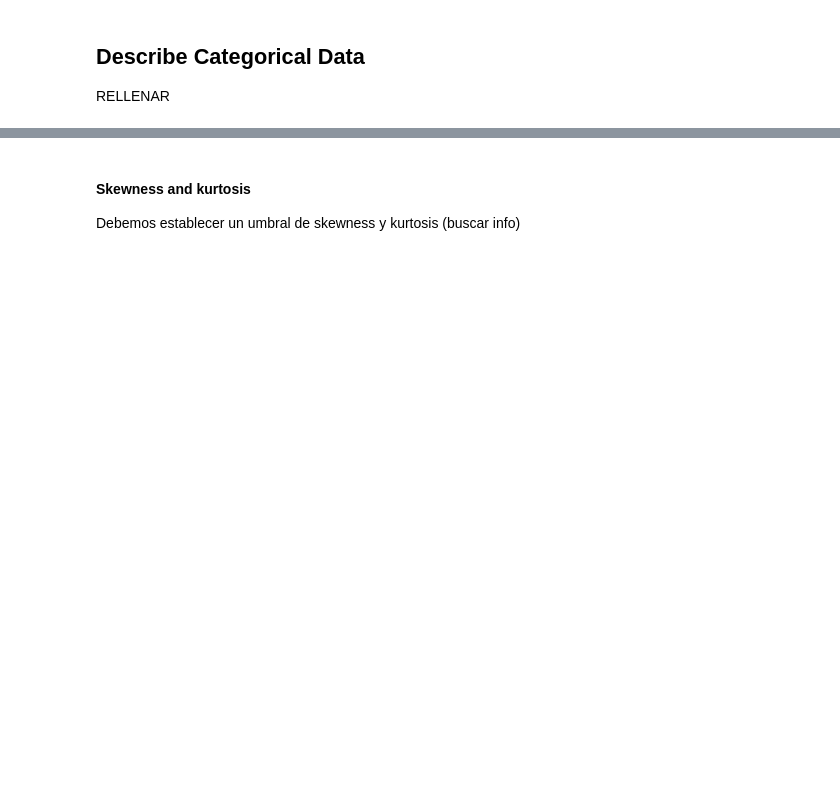
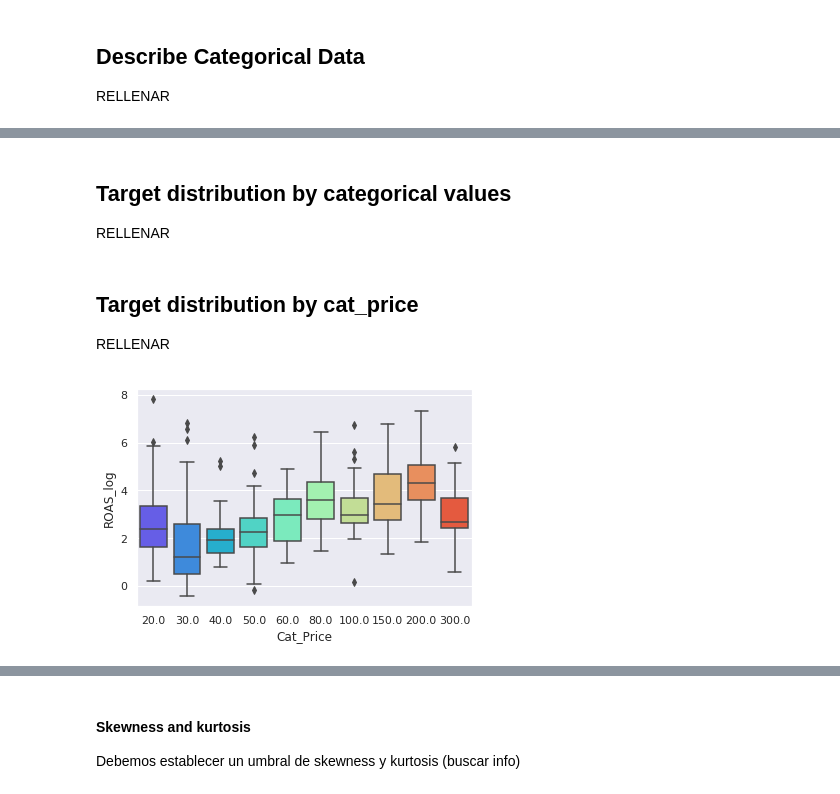
Before and after one commit to trimiguel/tfm, a Jupyter notebook: shopping/notebook/ALGORITHM_top_50_references.ipynb, the cells around one changed output, grey strips where cells are left out. Drawn from its saved outputs; the diff is of its cells as text; code cells hidden in the pictures; blank space fills up the shorter version.

```diff
--- a/shopping/notebook/ALGORITHM_top_50_references.ipynb
+++ b/shopping/notebook/ALGORITHM_top_50_references.ipynb
@@ -405,0 +444,16 @@ SI NO HICIESEMOS ONE HOT ENCODING ANTES PODRÍAMOS HACER AQUI LA TRANSFORMACION
+# %% [markdown]
+
+## Target distribution by categorical values
+
+RELLENAR
+# %% [markdown]
+
+## Target distribution by cat_price
+RELLENAR
+# %%
+df['Cat_Price'] = pd.Categorical(df.Cat_Price,categories=["20.0", "30.0", "40.0", "50.0", "60.0", "80.0",
+                                                          "100.0", "150.0","200.0", "300.0"], ordered=True)
+# %%
+cat_sns1 = sns.boxplot(x='Cat_Price', y='ROAS_log', data=df, palette='rainbow')
+# %% [output]
+[figure, added]
```
Also changed, not shown: parts of 74 cells of this notebook, 3 other files.
